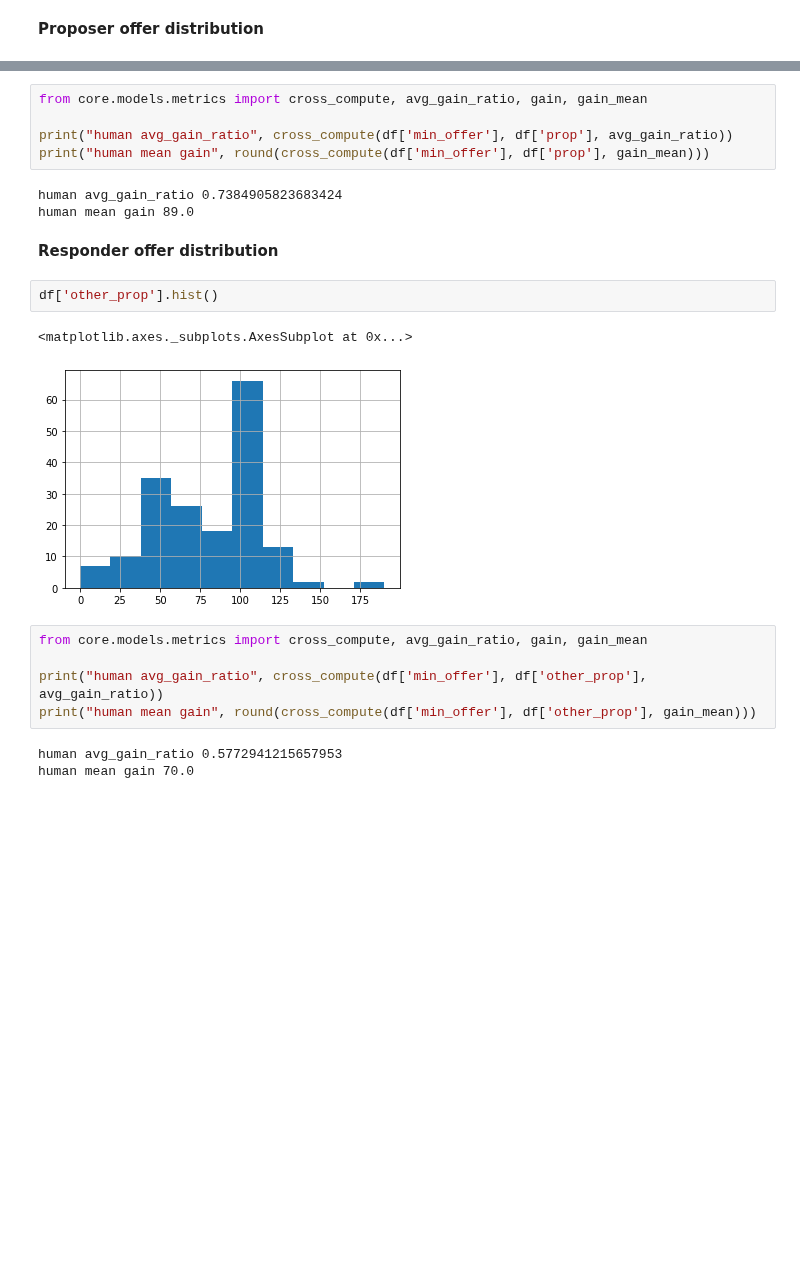
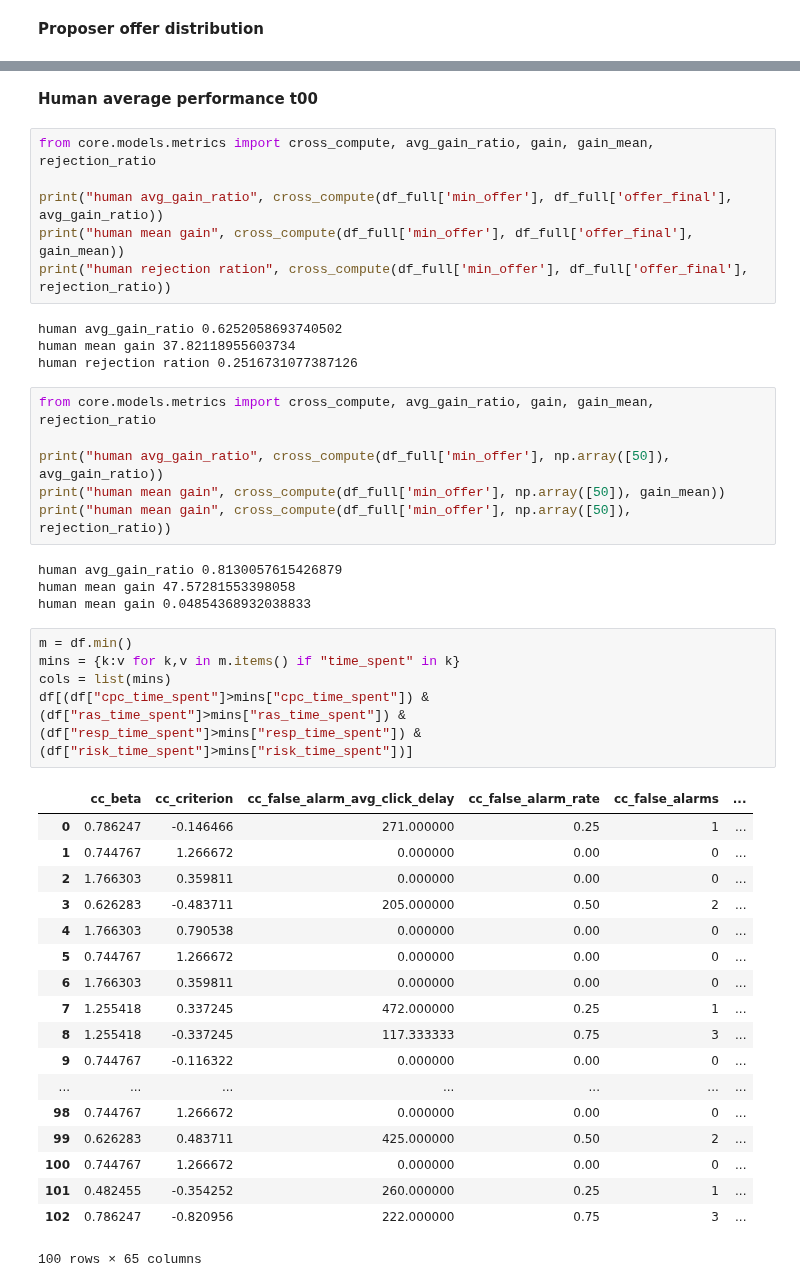
Before and after one commit to afranck64/ultimatum, a Jupyter notebook: notebooks/Data.ipynb, the cells around one changed output, grey strips where cells are left out. Saved outputs shown, nothing was run; the diff lists cells and outputs as text; blank space fills up the shorter version.

```diff
--- a/notebooks/Data.ipynb
+++ b/notebooks/Data.ipynb
@@ -136,23 +116,46 @@ df['prop'].hist()
+# %% [markdown]
+**Human average performance t00**
 # %%
-from core.models.metrics import cross_compute, avg_gain_ratio, gain, gain_mean
+from core.models.metrics import cross_compute, avg_gain_ratio, gain, gain_mean, rejection_ratio
 
-print("human avg_gain_ratio", cross_compute(df['min_offer'], df['prop'], avg_gain_ratio))
-print("human mean gain", round(cross_compute(df['min_offer'], df['prop'], gain_mean)))
+print("human avg_gain_ratio", cross_compute(df_full['min_offer'], df_full['offer_final'], avg_gain_ratio))
+print("human mean gain", cross_compute(df_full['min_offer'], df_full['offer_final'], gain_mean))
+print("human rejection ration", cross_compute(df_full['min_offer'], df_full['offer_final'], rejection_ratio))
 # %% [output]
-human avg_gain_ratio 0.7384905823683424
-human mean gain 89.0
+human avg_gain_ratio 0.6252058693740502
+human mean gain 37.82118955603734
+human rejection ration 0.2516731077387126
-# %% [markdown]
-**Responder offer distribution**
-# %%
-df['other_prop'].hist()
-# %% [output]
-<matplotlib.axes._subplots.AxesSubplot at 0x...>
-[figure, removed]
 # %%
-from core.models.metrics import cross_compute, avg_gain_ratio, gain, gain_mean
+from core.models.metrics import cross_compute, avg_gain_ratio, gain, gain_mean, rejection_ratio
 
-print("human avg_gain_ratio", cross_compute(df['min_offer'], df['other_prop'], avg_gain_ratio))
-print("human mean gain", round(cross_compute(df['min_offer'], df['other_prop'], gain_mean)))
+print("human avg_gain_ratio", cross_compute(df_full['min_offer'], np.array([50]), avg_gain_ratio))
+print("human mean gain", cross_compute(df_full['min_offer'], np.array([50]), gain_mean))
+print("human mean gain", cross_compute(df_full['min_offer'], np.array([50]), rejection_ratio))
 # %% [output]
-human avg_gain_ratio 0.5772941215657953
-human mean gain 70.0
+human avg_gain_ratio 0.8130057615426879
+human mean gain 47.57281553398058
+human mean gain 0.04854368932038833
+# %%
+m = df.min()
+mins = {k:v for k,v in m.items() if "time_spent" in k}
+cols = list(mins)
+df[(df["cpc_time_spent"]>mins["cpc_time_spent"]) & (df["ras_time_spent"]>mins["ras_time_spent"]) & (df["resp_time_spent"]>mins["resp_time_spent"]) & (df["risk_time_spent"]>mins["risk_time_spent"])]
+# %% [output]
+|  | cc_beta | cc_criterion | cc_false_alarm_avg_click_delay | cc_false_alarm_rate | cc_false_alarms | ... |
+| 0 | 0.786247 | -0.146466 | 271.000000 | 0.25 | 1 | ... |
+| 1 | 0.744767 | 1.266672 | 0.000000 | 0.00 | 0 | ... |
+| 2 | 1.766303 | 0.359811 | 0.000000 | 0.00 | 0 | ... |
+| 3 | 0.626283 | -0.483711 | 205.000000 | 0.50 | 2 | ... |
+| 4 | 1.766303 | 0.790538 | 0.000000 | 0.00 | 0 | ... |
+| 5 | 0.744767 | 1.266672 | 0.000000 | 0.00 | 0 | ... |
+| 6 | 1.766303 | 0.359811 | 0.000000 | 0.00 | 0 | ... |
+| 7 | 1.255418 | 0.337245 | 472.000000 | 0.25 | 1 | ... |
+| 8 | 1.255418 | -0.337245 | 117.333333 | 0.75 | 3 | ... |
+| 9 | 0.744767 | -0.116322 | 0.000000 | 0.00 | 0 | ... |
+| ... | ... | ... | ... | ... | ... | ... |
+| 98 | 0.744767 | 1.266672 | 0.000000 | 0.00 | 0 | ... |
+| 99 | 0.626283 | 0.483711 | 425.000000 | 0.50 | 2 | ... |
+| 100 | 0.744767 | 1.266672 | 0.000000 | 0.00 | 0 | ... |
+| 101 | 0.482455 | -0.354252 | 260.000000 | 0.25 | 1 | ... |
+| 102 | 0.786247 | -0.820956 | 222.000000 | 0.75 | 3 | ... |
+100 rows × 65 columns
```
Also changed, not shown: parts of 12 cells of this notebook, 20 other files.
